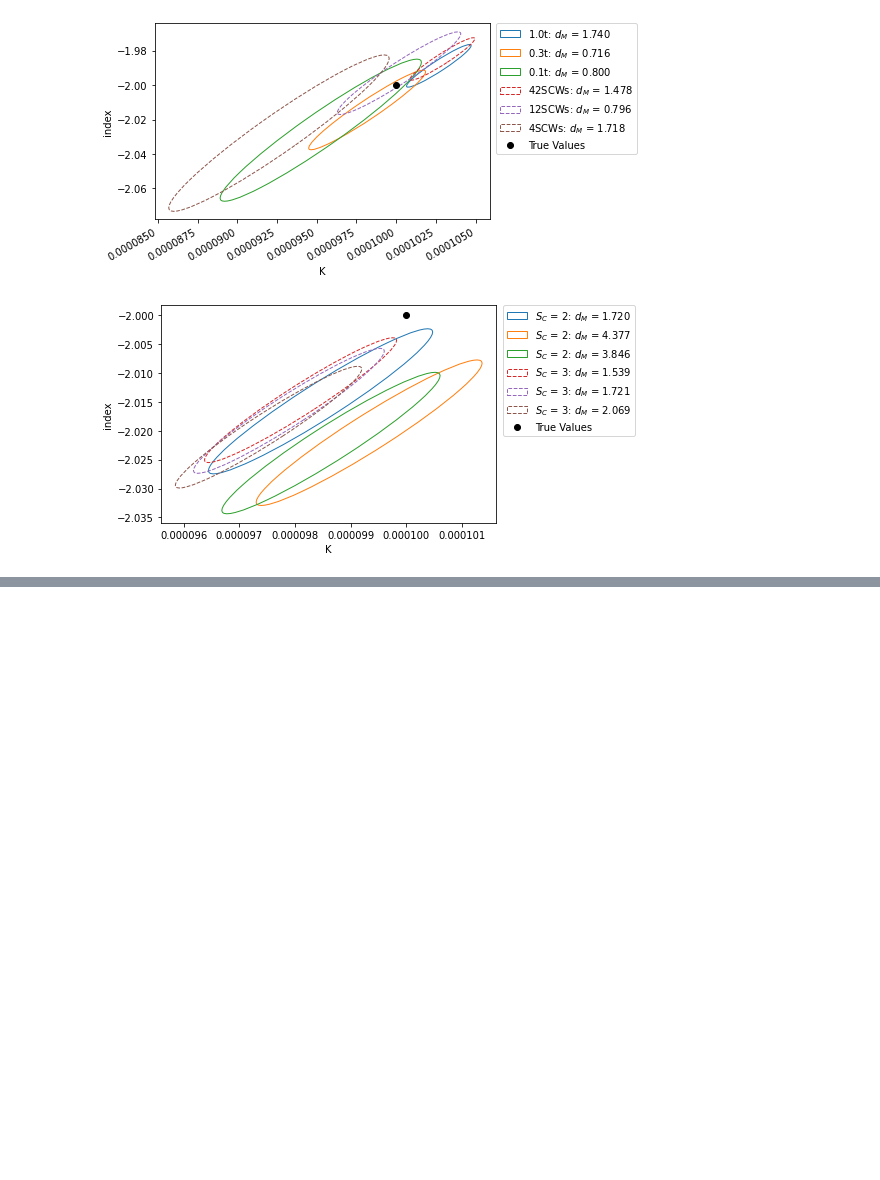
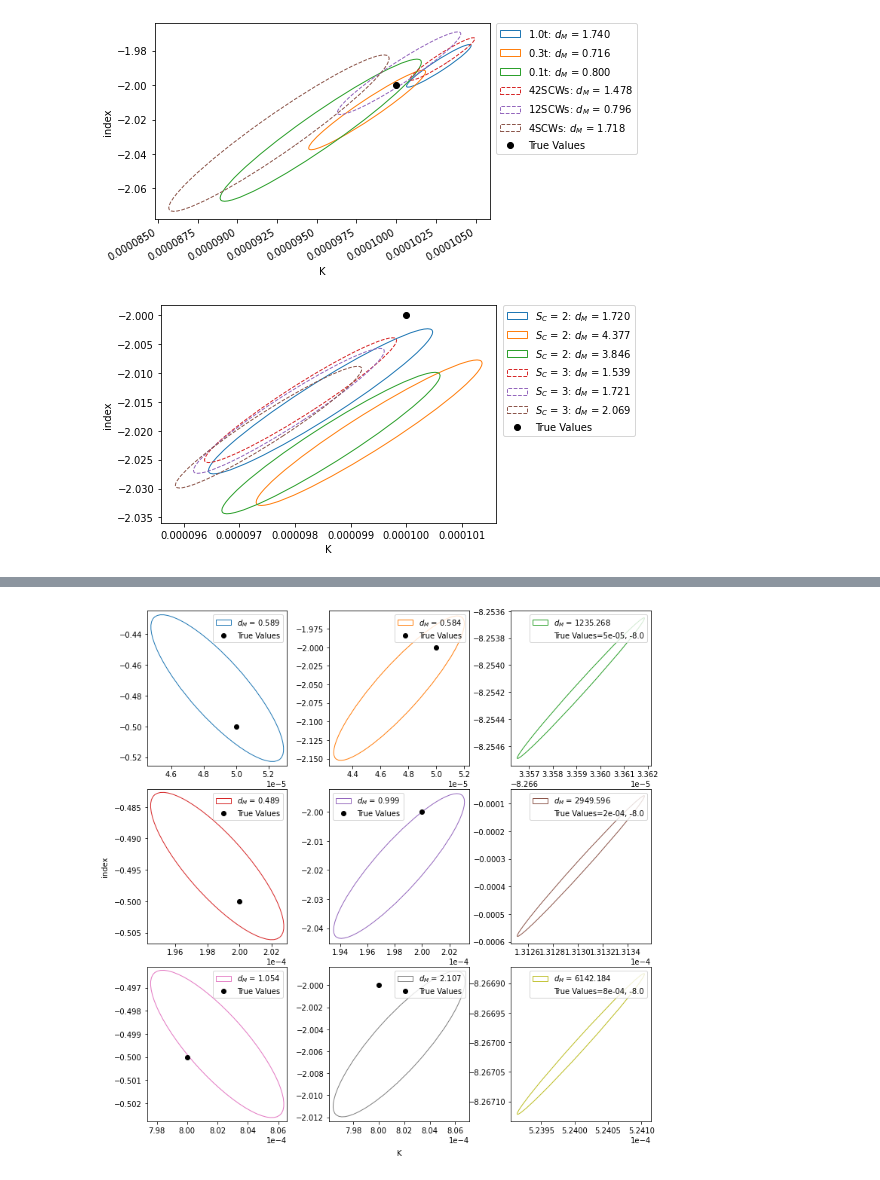
Before and after one commit to moej56153/Master_Thesis, a Jupyter notebook: integral_data_analysis/spimodfit_comparison.ipynb, the cells around one changed output, grey strips where cells are left out. Cells and saved outputs as stored; diff of their text form; code cells hidden in the pictures; blank space fills up the shorter version.

```diff
--- a/integral_data_analysis/spimodfit_comparison.ipynb
+++ b/integral_data_analysis/spimodfit_comparison.ipynb
@@ -594,3 +594,100 @@ plt.ylabel("index")
 plt.savefig("simulated_data/0374_const_bkg_cluster_sizes/cluster_sizes.pdf", bbox_extra_artists=(lgd,), bbox_inches='tight')
 # %% [output]
 [figure]
+# %%
+folders = [
+    "simulated_data/0374_const_bkg/0_0",
+    "simulated_data/0374_const_bkg/0_1",
+    "simulated_data/0374_const_bkg/0_2",
+    "simulated_data/0374_const_bkg/1_0",
+    "simulated_data/0374_const_bkg/1_1",
+    "simulated_data/0374_const_bkg/1_2",
+    "simulated_data/0374_const_bkg/2_0",
+    "simulated_data/0374_const_bkg/2_1",
+    "simulated_data/0374_const_bkg/2_2",
+]
+
+def mahalanobis_dist(vals, cov, real_vals):
+    dif = (vals - real_vals)
+    return np.sqrt(np.linalg.multi_dot([dif, np.linalg.inv(cov), dif]))
+
+real_vals = np.array([
+    [5e-5, -0.5],
+    [5e-5, -2],
+    [5e-5, -8],
+    [2e-4, -0.5],
+    [2e-4, -2],
+    [2e-4, -8],
+    [8e-4, -0.5],
+    [8e-4, -2],
+    [8e-4, -8]
+])
+
+d_M = []
+for i in range(len(folders)):
+    with open(f"./{folders[i]}/crab_parameters.pickle", "rb") as f:
+        val, cov = pickle.load(f)
+    d_M.append(mahalanobis_dist(val, cov, real_vals[i]))
+
+# data_folder = "simulated_data/0374_const_bkg"
+
+# with open(f"./{data_folder}/source_params.pickle", "rb") as f:
+#     source_ra, source_dec, source_piv, source_Ks, source_indices, num_bins = pickle.load(f)
+
+names = [f"$d_M$ = {d_M[i]:.3f}" for i in range(len(d_M))]
+
+edgecolors = [
+    "C0",
+    "C1",
+    "C2",
+    "C3",
+    "C4",
+    "C5",
+    "C6",
+    "C7",
+    "C8",
+]
+linestyles = [
+    "solid",
+    "solid",
+    "solid",
+    "solid",
+    "solid",
+    "solid",
+    "solid",
+    "solid",
+    "solid",
+]
+
+fig, ax = plt.subplots(nrows=3, ncols=3, figsize=(10,10))
+fig.tight_layout(h_pad=1, w_pad=2.5)
+for folder, name, edgecolor, linestyle, counter in zip(folders, names, edgecolors, linestyles, range(len(folders))):
+    axis = ax[counter//3, counter%3]
+    with open(f"./{folder}/crab_parameters.pickle", "rb") as f:
+        val, cov = pickle.load(f)
+    confidence_ellipse(val, cov, axis, 1, edgecolor=edgecolor, label=name, ls=linestyle)
+
+
+    # axis.autoscale()
+
+    if not counter%3 == 2:
+        axis.plot(real_vals[counter,0], real_vals[counter,1], "ko", label="True Values")
+    else:
+        axis.plot(val[0], val[1], "wo", label=f"True Values={real_vals[counter,0]:.0e}, {real_vals[counter,1]}")
+    axis.legend()
+    axis.ticklabel_format(style='sci', axis='x', scilimits=(0,0))
+
+fig.add_subplot(111, frameon=False)
+plt.tick_params(labelcolor='none', top=False, bottom=False, left=False, right=False)
+plt.grid(False)
+plt.xlabel("K", labelpad=20)
+plt.ylabel("index", labelpad=28)
+
+# lgd = plt.legend(bbox_to_anchor=(1.02, 1), loc=2, borderaxespad=0.)
+# plt.xlabel("K")
+# plt.ylabel("index")
+# plt.xscale("log")
+# plt.yscale("symlog")
+# fig.autofmt_xdate()
+plt.savefig("simulated_data/0374_const_bkg/index_k.pdf", bbox_extra_artists=(lgd,), bbox_inches='tight')
+# %% [output]
@@ -596,0 +711 @@ plt.savefig("simulated_data/0374_const_bkg_cluster_sizes/cluster_sizes.pdf", bbo
+[figure, added]
```
Also changed, not shown: parts of 2 cells of this notebook, 13 other files.
